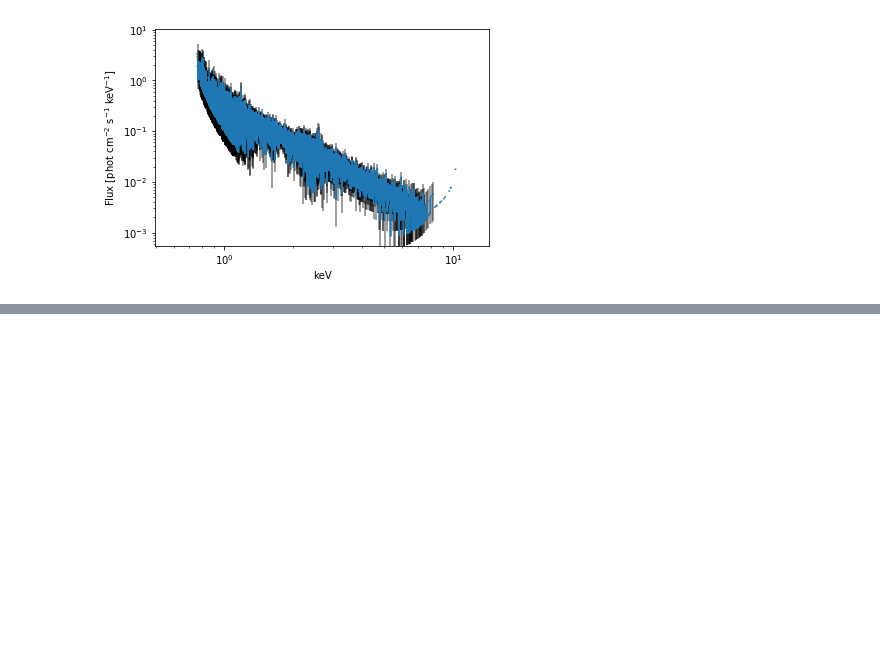
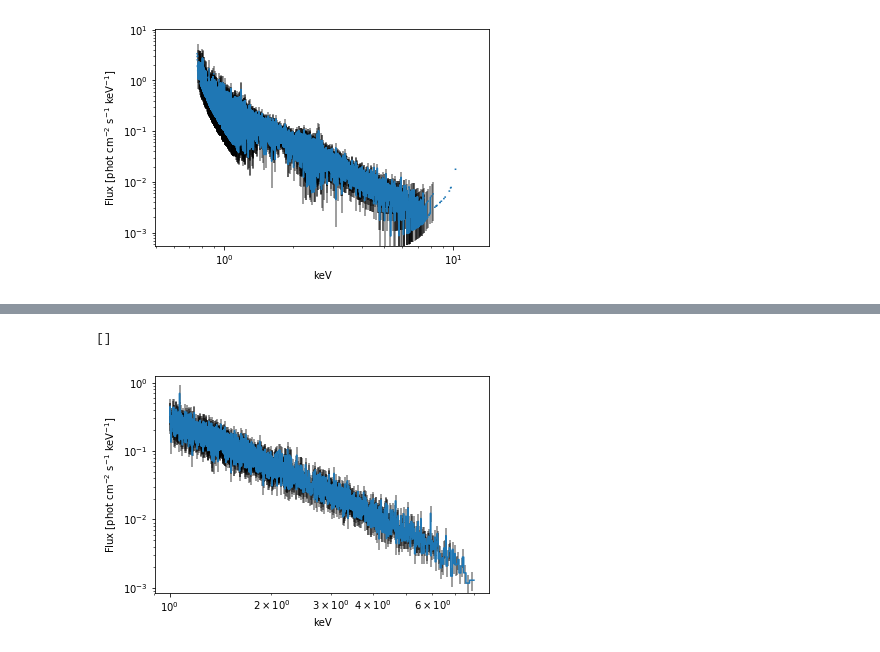
Before and after one commit to eblur/pyxsis, a Jupyter notebook: notebooks/Binned_Spectrum.ipynb, the cells around one changed output, grey strips where cells are left out. Saved outputs shown, nothing was run; the diff lists cells and outputs as text; code cells hidden in the pictures; blank space fills up the shorter version.

```diff
--- a/notebooks/Binned_Spectrum.ipynb
+++ b/notebooks/Binned_Spectrum.ipynb
@@ -87,0 +114,7 @@ plt.loglog()
+# %%
+ax = plt.subplot(111)
+xpysis.plot_unfold(ax, mrk421)
+plt.loglog()
+# %% [output]
+[]
+[figure, added]
```
Also changed, not shown: parts of 7 cells of this notebook, 1 other file.
